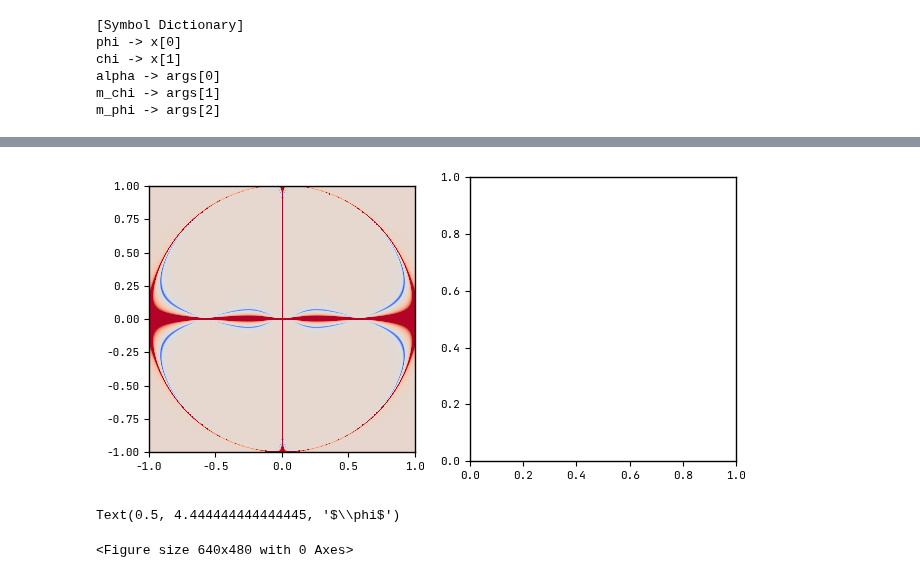
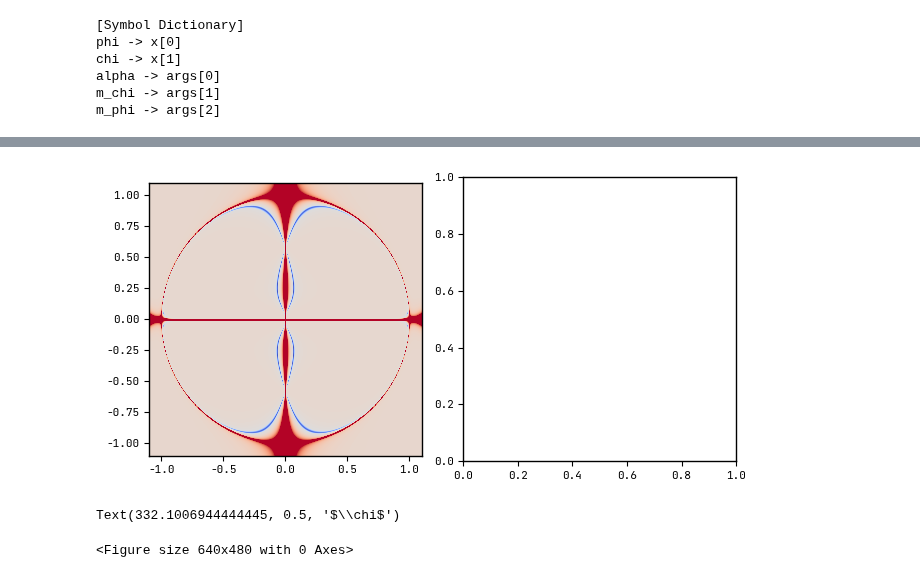
Before and after one commit to smups/inflatox, a Jupyter notebook: notebooks/angular_inf.ipynb, the cells around one changed output, grey strips where cells are left out. Drawn from its saved outputs; the diff is of its cells as text; code cells hidden in the pictures.

```diff
--- a/notebooks/angular_inf.ipynb
+++ b/notebooks/angular_inf.ipynb
@@ -102,23 +111,23 @@ args = np.array([a, m_chi, m_phi])
 # %%
 two_norm = mpl.colors.TwoSlopeNorm(0.25, vmax=10)
 cmap = mpl.colormaps['coolwarm'].copy()
 cmap.set_over(cmap(1.0))
 cmap.set_bad(cmap(1.0))
 
 fig, (ax1, ax2) = plt.subplots(1,2,
   figsize=FULL_FIG(0.5),
   width_ratios=[1, 1]
 )
 
-extent1 = (-1.0, 1.0, -1.0, 1.0)
+extent1 = (-1.1, 1.1, -1.1, 1.1)
 array1 = anguelova.evaluate(args, *extent1)
 img = ax1.imshow(
-  array1,
+  np.transpose(array1),
   extent=extent1,
   cmap=cmap,
   norm=two_norm
 )
 del array1
 # %% [output]
-[figure, old version]
+[figure, new version]
 # %%
@@ -145,11 +154,12 @@ cbar = plt.colorbar(
 )
 cax.set_yticklabels(['1/100','1/10','1/5', '1', '5', '10'])
 
+
+ax1.set_xlabel(f'${sympy.latex(coords[0])}$')
 ax1.set_ylabel(f'${sympy.latex(coords[1])}$')
-ax1.set_xlabel(f'${sympy.latex(coords[0])}$')
 
+ax2.set_xlabel(f'${sympy.latex(coords[0])}$')
 ax2.set_ylabel(f'${sympy.latex(coords[1])}$')
-ax2.set_xlabel(f'${sympy.latex(coords[0])}$')
 # %% [output]
-Text(0.5, 4.444444444444445, '$\\phi$')
+Text(332.1006944444445, 0.5, '$\\chi$')
 <Figure size 640x480 with 0 Axes>
```
Also changed, not shown: parts of 8 cells of this notebook, 15 other files.
